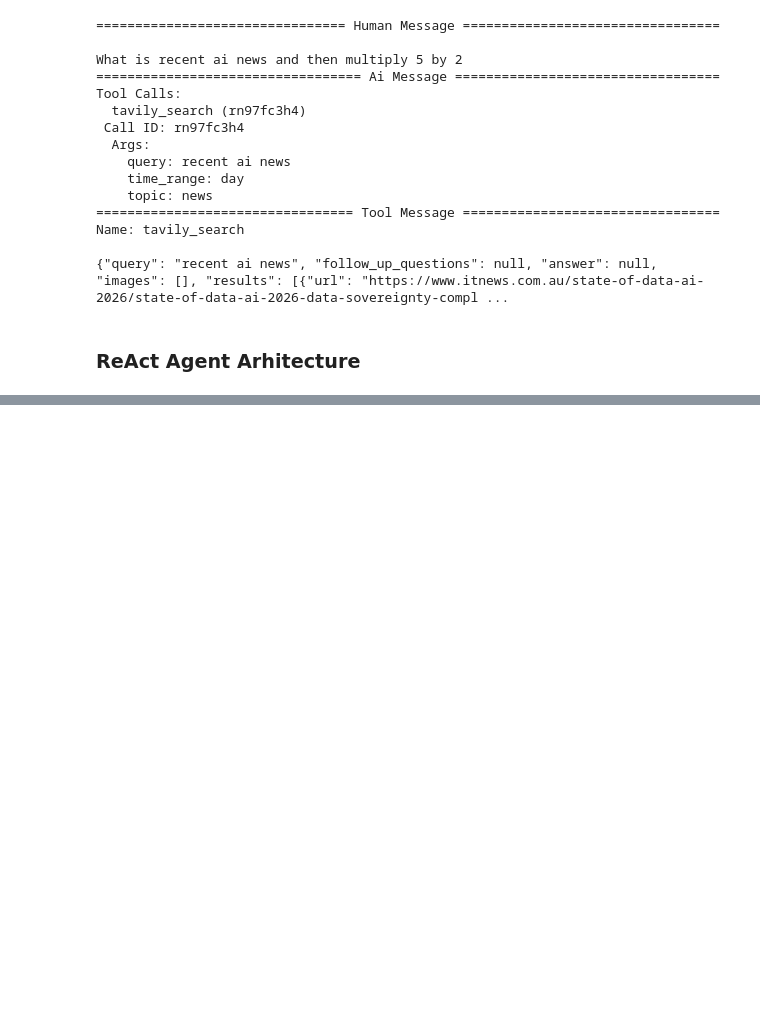
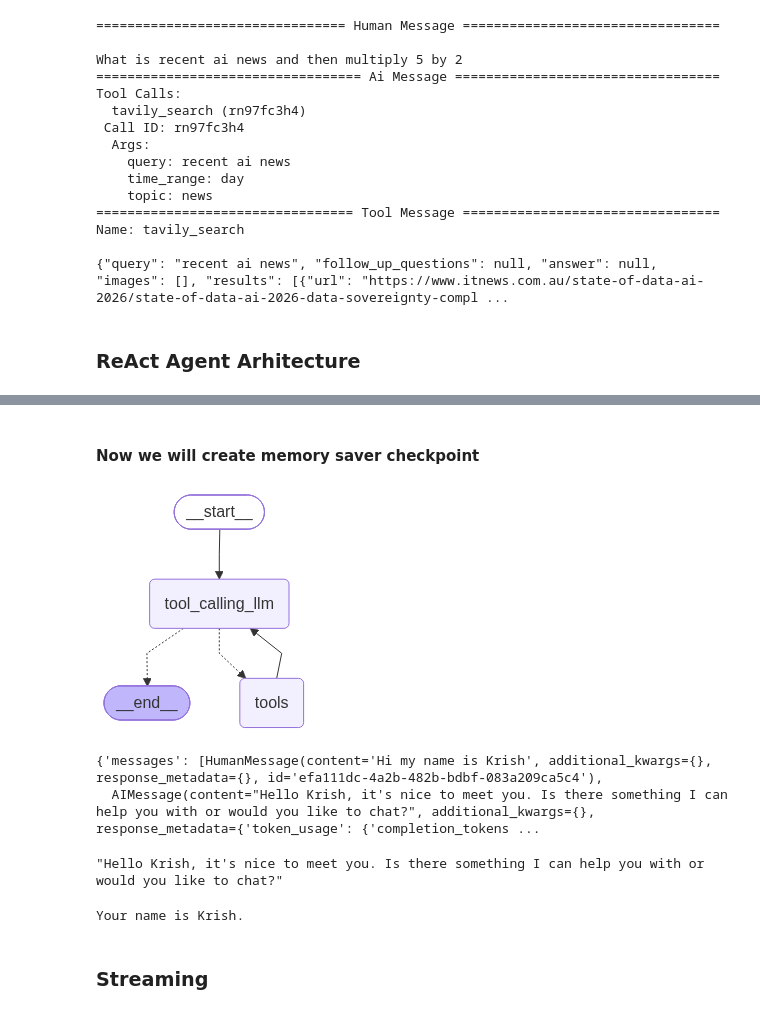
Before and after one commit to devv1002/LangGraph, a Jupyter notebook: 1-basicChatbot/1-basicChatbot.ipynb, the cells around one changed output, grey strips where cells are left out. Cells and saved outputs as stored; diff of their text form; code cells hidden in the pictures; blank space fills up the shorter version.

```diff
--- a/1-basicChatbot/1-basicChatbot.ipynb
+++ b/1-basicChatbot/1-basicChatbot.ipynb
@@ -212,0 +291,56 @@ Name: tavily_search
+# %% [markdown]
+#### Now we will create memory saver checkpoint
+# %%
+## Stategraph
+from langgraph.graph import StateGraph,START,END
+from langgraph.prebuilt import ToolNode
+from langgraph.prebuilt import tools_condition
+from langgraph.checkpoint.memory import MemorySaver
+
+memory = MemorySaver()
+
+## Node Definition
+def tool_calling_llm(state:State):
+    return {"messages":[llm_with_tool.invoke(state["messages"])]}
+
+## graph
+builder=StateGraph(State)
+builder.add_node("tool_calling_llm",tool_calling_llm)
+builder.add_node("tools",ToolNode(tools))
+
+## Add Edges
+builder.add_edge(START,"tool_calling_llm")
+builder.add_conditional_edges(
+    "tool_calling_llm",
+    # If the latest message (result) from assistant is a tool call -> tools_condition routes to tools
+    # If the latest message (result) from assistant is not a tool call -> tools_condition routes to END
+    tools_condition
+)
+builder.add_edge("tools","tool_calling_llm")
+
+##compile the graph
+graph=builder.compile(checkpointer=memory)
+
+from IPython.display import Image,display
+display(Image(graph.get_graph().draw_mermaid_png()))
+# %% [output]
+[figure, added]
+# %%
+config = {"configurable": {"thread_id": "1"}}
+
+response = graph.invoke({"messages": "Hi my name is Krish"},config=config)
+response
+# %% [output]
+{'messages': [HumanMessage(content='Hi my name is Krish', additional_kwargs={}, response_metadata={}, id='efa111dc-4a2b-482b-bdbf-083a209ca5c4'),
+  AIMessage(content="Hello Krish, it's nice to meet you. Is there something I can help you with or would you like to chat?", additional_kwargs={}, response_metadata={'token_usage': {'completion_tokens ...
+# %%
+response['messages'][-1].content
+# %% [output]
+"Hello Krish, it's nice to meet you. Is there something I can help you with or would you like to chat?"
+# %%
+response = graph.invoke({"messages": "Hey, What is my name?"},config=config)
+print(response['messages'][-1].content)
+# %% [output]
+Your name is Krish.
+# %% [markdown]
+### Streaming
```
Also changed, not shown: parts of 12 cells of this notebook.
